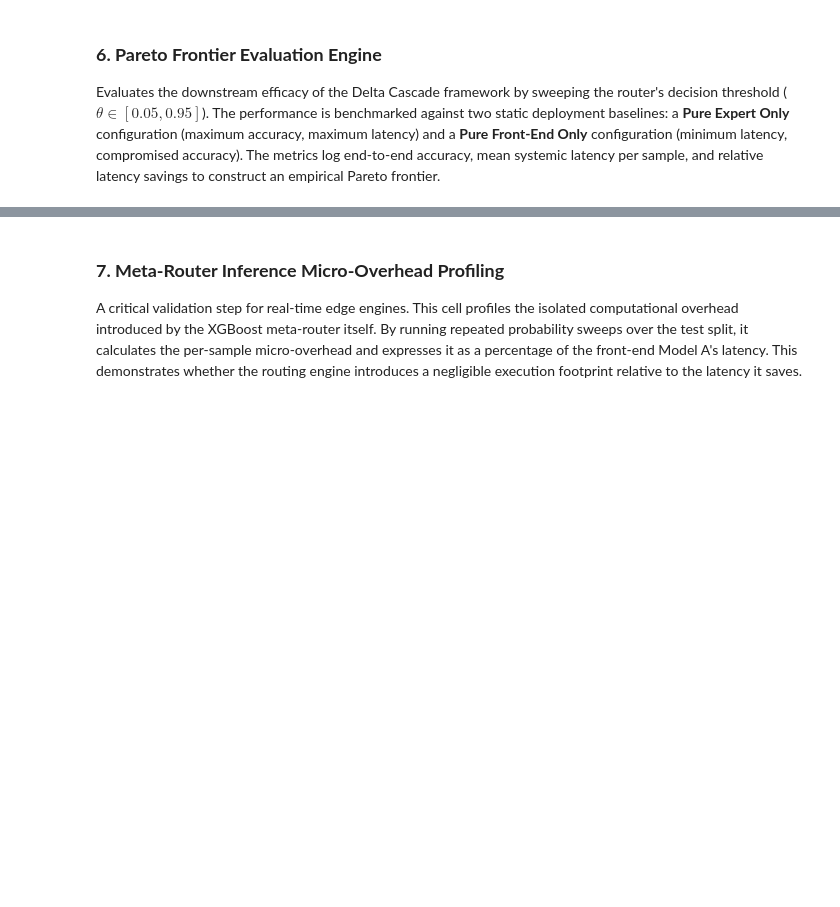
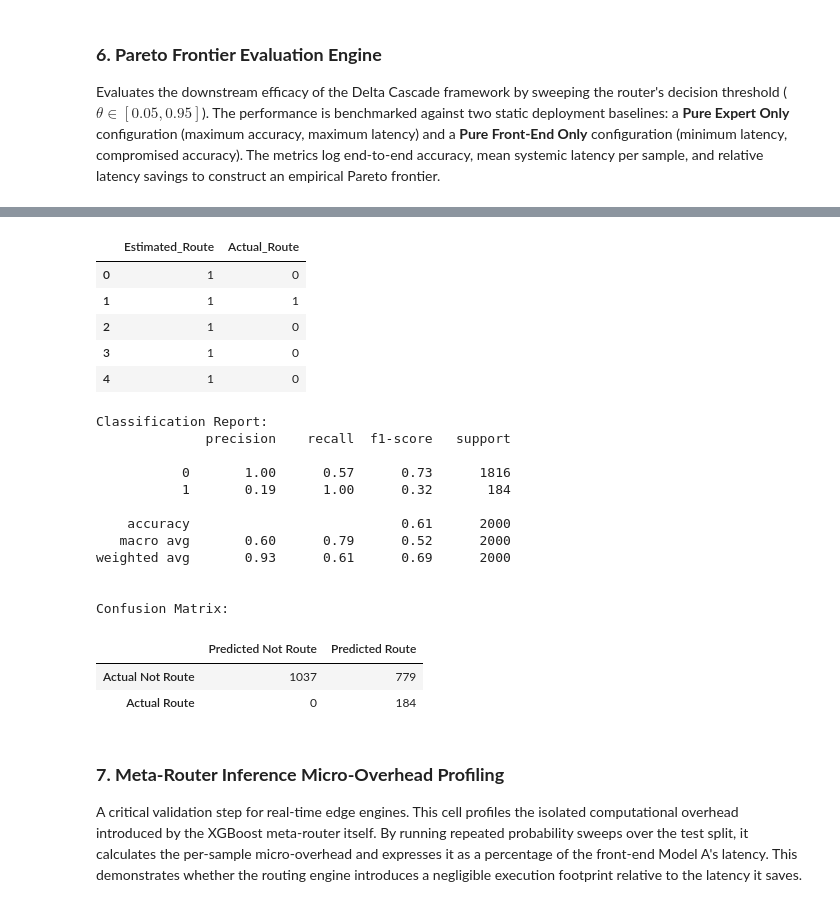
Before and after one commit to ItzNotCheetah/XGB-Cascade-Classifier, a Jupyter notebook: xgb_idk_cascade_router.ipynb, the cells around one changed output, grey strips where cells are left out. Drawn from its saved outputs; the diff is of its cells as text; code cells hidden in the pictures; blank space fills up the shorter version.

```diff
--- a/xgb_idk_cascade_router.ipynb
+++ b/xgb_idk_cascade_router.ipynb
@@ -291,3 +299,46 @@ delta_results_grid
+# %%
+estimated_routes = router_engine.predict(X_test)
+actual_routes = y_test.values
+
+# Create a DataFrame for comparison
+estimated_vs_actual_df = pd.DataFrame({
+    'Estimated_Route': estimated_routes,
+    'Actual_Route': actual_routes
+})
+
+# Display the first few rows of the comparison
+display(estimated_vs_actual_df.head())
+
+# Optionally, display a confusion matrix or classification report for more detailed analysis
+from sklearn.metrics import classification_report, confusion_matrix
+
+print("\nClassification Report:")
+print(classification_report(actual_routes, estimated_routes))
+
+print("\nConfusion Matrix:")
+display(pd.DataFrame(confusion_matrix(actual_routes, estimated_routes), index=['Actual Not Route', 'Actual Route'], columns=['Predicted Not Route', 'Predicted Route']))
+# %% [output]
+|  | Estimated_Route | Actual_Route |
+| 0 | 1 | 0 |
+| 1 | 1 | 1 |
+| 2 | 1 | 0 |
+| 3 | 1 | 0 |
+| 4 | 1 | 0 |
+Classification Report:
+              precision    recall  f1-score   support
+
+           0       1.00      0.57      0.73      1816
+           1       0.19      1.00      0.32       184
+
+    accuracy                           0.61      2000
+   macro avg       0.60      0.79      0.52      2000
+weighted avg       0.93      0.61      0.69      2000
+
+
+Confusion Matrix:
+|  | Predicted Not Route | Predicted Route |
+| Actual Not Route | 1037 | 779 |
+| Actual Route | 0 | 184 |
 # %% [markdown]
 ### **7. Meta-Router Inference Micro-Overhead Profiling**
 A critical validation step for real-time edge engines. This cell profiles the isolated computational overhead introduced by the XGBoost meta-router itself. By running repeated probability sweeps over the test split, it calculates the per-sample micro-overhead and expresses it as a percentage of the front-end Model A's latency. This demonstrates whether the routing engine introduces a negligible execution footprint relative to the latency it saves.
```
Also changed, not shown: parts of 8 cells of this notebook.
